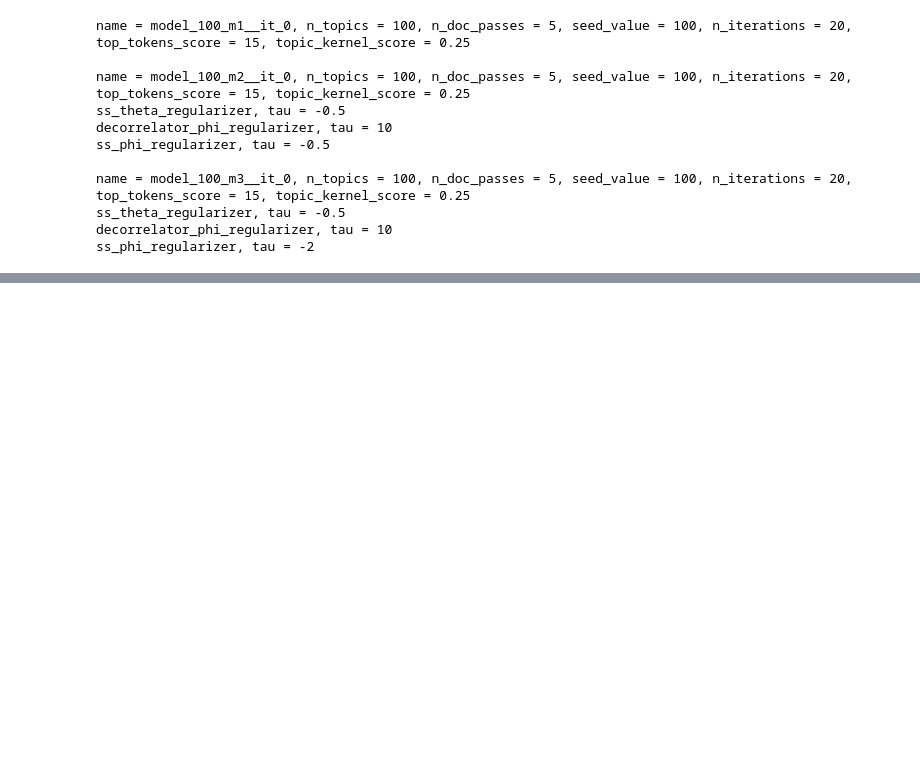
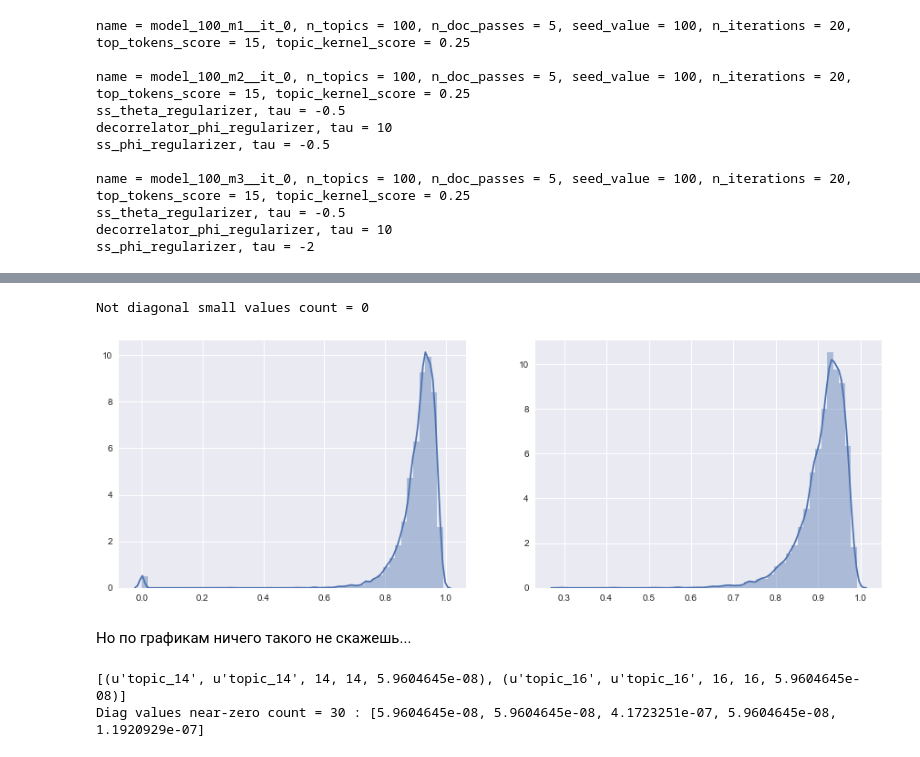
Before and after one commit to julialukash/csi_science_collections, a Jupyter notebook: notebooks_interesting/PN_visualize_syntetic_origin_100_3models.ipynb, the cells around one changed output, grey strips where cells are left out. Cells and saved outputs as stored; diff of their text form; code cells hidden in the pictures; blank space fills up the shorter version.

```diff
--- a/notebooks_interesting/PN_visualize_syntetic_origin_100_3models.ipynb
+++ b/notebooks_interesting/PN_visualize_syntetic_origin_100_3models.ipynb
@@ -473,0 +174,21 @@ models_file.close()
+# %%
+fig, (ax1, ax2) = plt.subplots(ncols=2, sharey=False, figsize=(15,5))
+vals = different_distances[dh.cos_dist].values.flatten()
+sns.distplot(vals, color='b', ax=ax1)
+
+vals = get_not_diagonal_flatten_values(different_distances[dh.cos_dist].values)
+sns.distplot(vals, color='b', ax=ax2)
+
+print 'Not diagonal small values count =', len([val for val in vals if val < 0.2])
+# %% [output]
+Not diagonal small values count = 0
+[figure, added]
+# %% [markdown]
+Но по графикам ничего такого не скажешь...
+# %%
+print different_distances_to_original[dh.cos_dist][1][0.05][0:2]
+diag_values = [row[row_ind] for row_ind, row in enumerate(different_distances[dh.cos_dist].values) if row[row_ind] != 0]
+print 'Diag values near-zero count =', len(diag_values), ':', diag_values[0:5]
+# %% [output]
+[(u'topic_14', u'topic_14', 14, 14, 5.9604645e-08), (u'topic_16', u'topic_16', 16, 16, 5.9604645e-08)]
+Diag values near-zero count = 30 : [5.9604645e-08, 5.9604645e-08, 4.1723251e-07, 5.9604645e-08, 1.1920929e-07]
```
Also changed, not shown: parts of 47 cells of this notebook, 9 other files.
